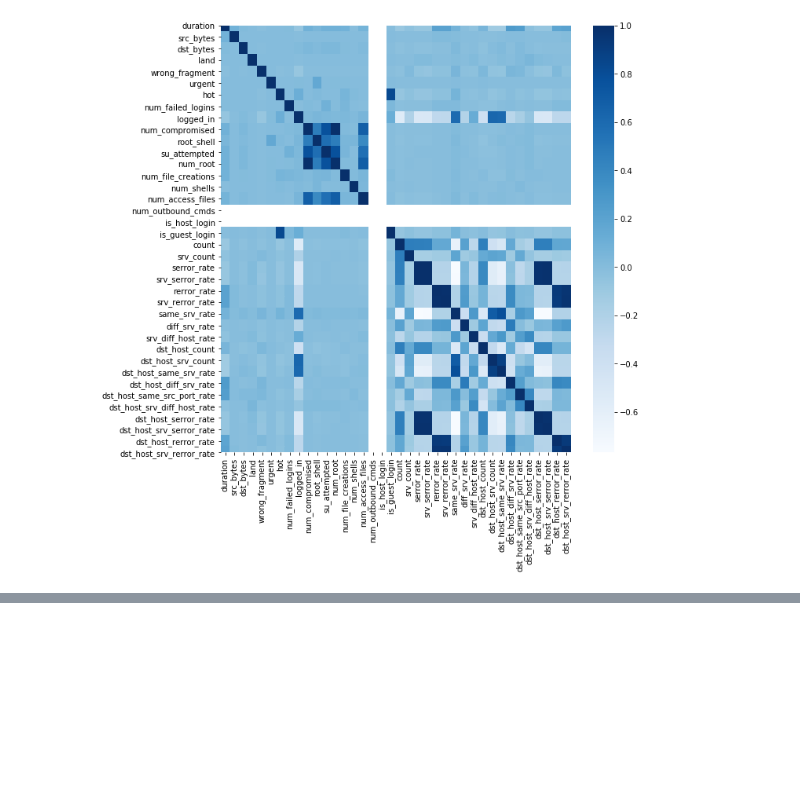
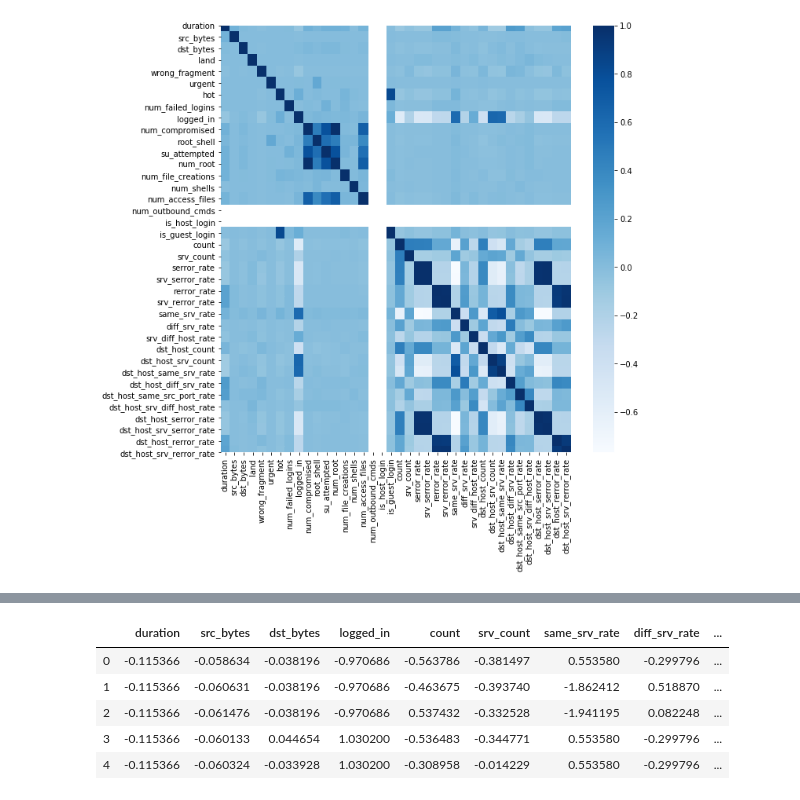
Before and after one commit to QuantumKane/network_intrusion_detection, a Jupyter notebook: exploration.ipynb, the cells around one changed output, grey strips where cells are left out. Cells and saved outputs as stored; diff of their text form; code cells hidden in the pictures; blank space fills up the shorter version.

```diff
--- a/exploration.ipynb
+++ b/exploration.ipynb
@@ -159,0 +312,23 @@ df_train.head()
+# %%
+# Scale the numerical data
+scaler = StandardScaler()
+
+# Extract numerical attributes and scale it to have zero mean and unit variance
+
+cols = train.select_dtypes(include=['float64','int64']).columns
+train_scaled = scaler.fit_transform(train.select_dtypes(include=['float64','int64']))
+test_scaled = scaler.fit_transform(test.select_dtypes(include=['float64','int64']))
+
+# Turn the result back to a dataframe
+
+traindf_scaled = pd.DataFrame(train_scaled, columns = cols)
+testdf_scaled = pd.DataFrame(test_scaled, columns = cols)
+# %%
+traindf_scaled.head()
+# %% [output]
+|  | duration | src_bytes | dst_bytes | logged_in | count | srv_count | same_srv_rate | diff_srv_rate | ... |
+| 0 | -0.115366 | -0.058634 | -0.038196 | -0.970686 | -0.563786 | -0.381497 | 0.553580 | -0.299796 | ... |
+| 1 | -0.115366 | -0.060631 | -0.038196 | -0.970686 | -0.463675 | -0.393740 | -1.862412 | 0.518870 | ... |
+| 2 | -0.115366 | -0.061476 | -0.038196 | -0.970686 | 0.537432 | -0.332528 | -1.941195 | 0.082248 | ... |
+| 3 | -0.115366 | -0.060133 | 0.044654 | 1.030200 | -0.536483 | -0.344771 | 0.553580 | -0.299796 | ... |
+| 4 | -0.115366 | -0.060324 | -0.033928 | 1.030200 | -0.308958 | -0.014229 | 0.553580 | -0.299796 | ... |
```
Also changed, not shown: parts of 23 cells of this notebook.
